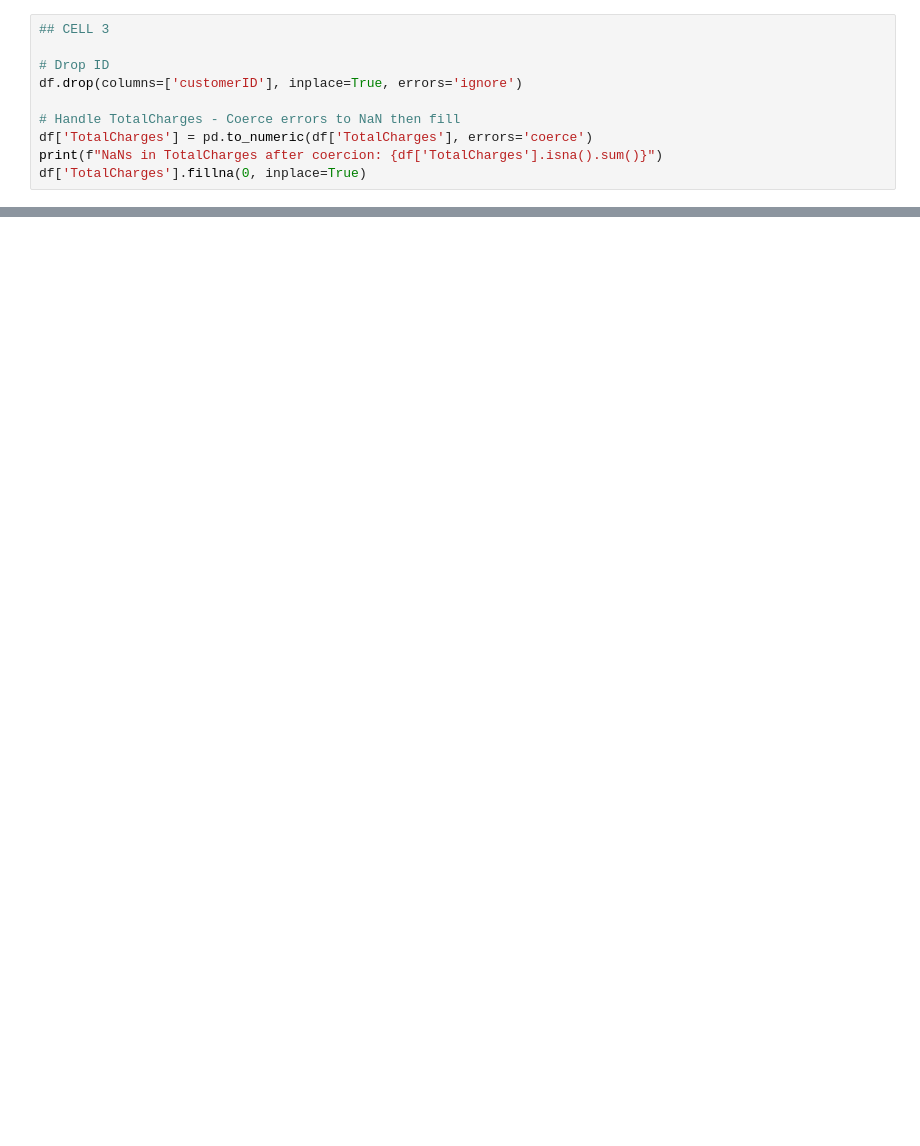
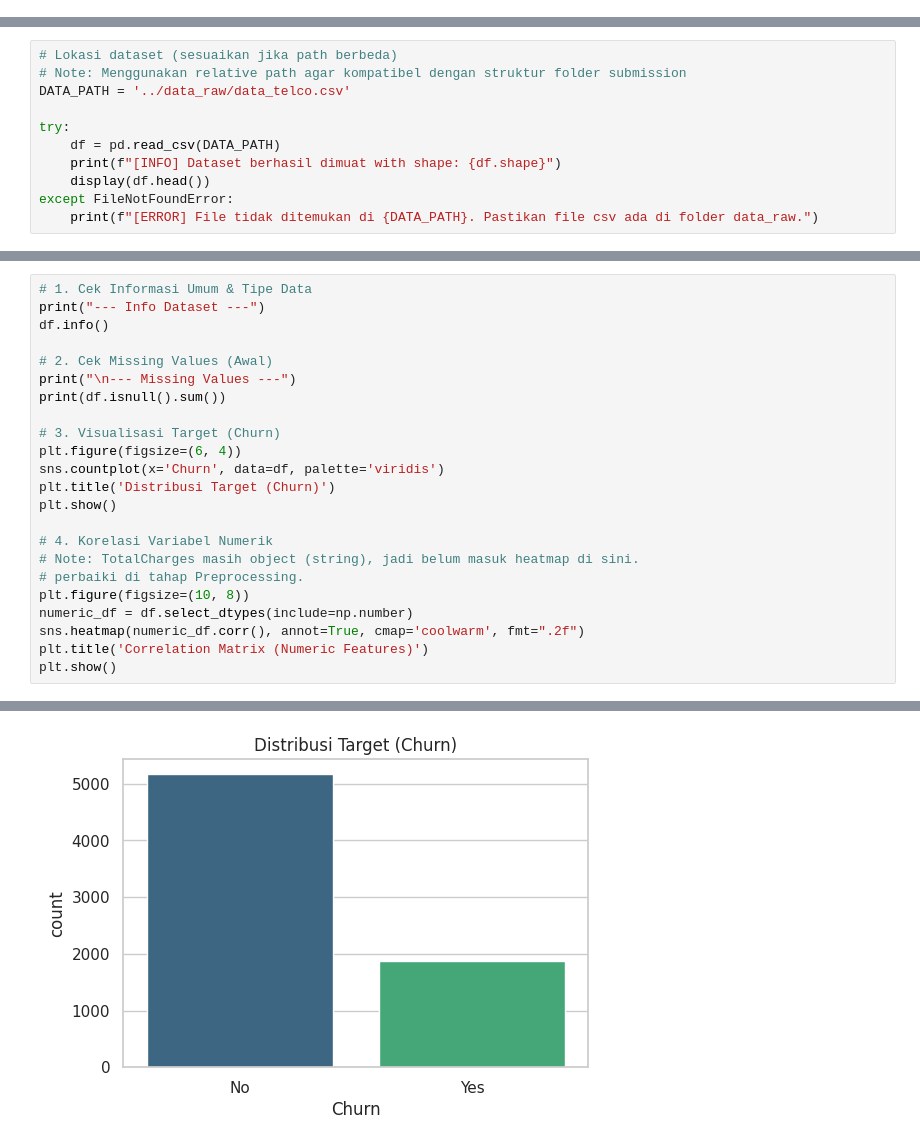
Before and after one commit to vadhh/telco-churn-mlops, a Jupyter notebook: preprocessing/Eksperimen_Afridho_Tavadhu.ipynb, the cells around one changed output, grey strips where cells are left out. Saved outputs shown, nothing was run; the diff lists cells and outputs as text; blank space fills up the shorter version.

```diff
--- a/preprocessing/Eksperimen_Afridho_Tavadhu.ipynb
+++ b/preprocessing/Eksperimen_Afridho_Tavadhu.ipynb
@@ -37,10 +39,0 @@ memory usage: 1.1+ MB
-# %%
-## CELL 3
-
-# Drop ID
-df.drop(columns=['customerID'], inplace=True, errors='ignore')
-
-# Handle TotalCharges - Coerce errors to NaN then fill
-df['TotalCharges'] = pd.to_numeric(df['TotalCharges'], errors='coerce')
-print(f"NaNs in TotalCharges after coercion: {df['TotalCharges'].isna().sum()}")
-df['TotalCharges'].fillna(0, inplace=True)
@@ -75,0 +48,11 @@ Test Shape: (1409, 30)
+# %%
+# Lokasi dataset (sesuaikan jika path berbeda)
+# Note: Menggunakan relative path agar kompatibel dengan struktur folder submission
+DATA_PATH = '../data_raw/data_telco.csv'
+
+try:
+    df = pd.read_csv(DATA_PATH)
+    print(f"[INFO] Dataset berhasil dimuat with shape: {df.shape}")
+    display(df.head())
+except FileNotFoundError:
+    print(f"[ERROR] File tidak ditemukan di {DATA_PATH}. Pastikan file csv ada di folder data_raw.")
@@ -75,0 +74,24 @@ Test Shape: (1409, 30)
+# %%
+# 1. Cek Informasi Umum & Tipe Data
+print("--- Info Dataset ---")
+df.info()
+
+# 2. Cek Missing Values (Awal)
+print("\n--- Missing Values ---")
+print(df.isnull().sum())
+
+# 3. Visualisasi Target (Churn)
+plt.figure(figsize=(6, 4))
+sns.countplot(x='Churn', data=df, palette='viridis')
+plt.title('Distribusi Target (Churn)')
+plt.show()
+
+# 4. Korelasi Variabel Numerik
+# Note: TotalCharges masih object (string), jadi belum masuk heatmap di sini.
+# perbaiki di tahap Preprocessing.
+plt.figure(figsize=(10, 8))
+numeric_df = df.select_dtypes(include=np.number)
+sns.heatmap(numeric_df.corr(), annot=True, cmap='coolwarm', fmt=".2f")
+plt.title('Correlation Matrix (Numeric Features)')
+plt.show()
+# %% [output]
@@ -75,0 +115 @@ Test Shape: (1409, 30)
+[figure, added]
```
Also changed, not shown: parts of 16 cells of this notebook.
